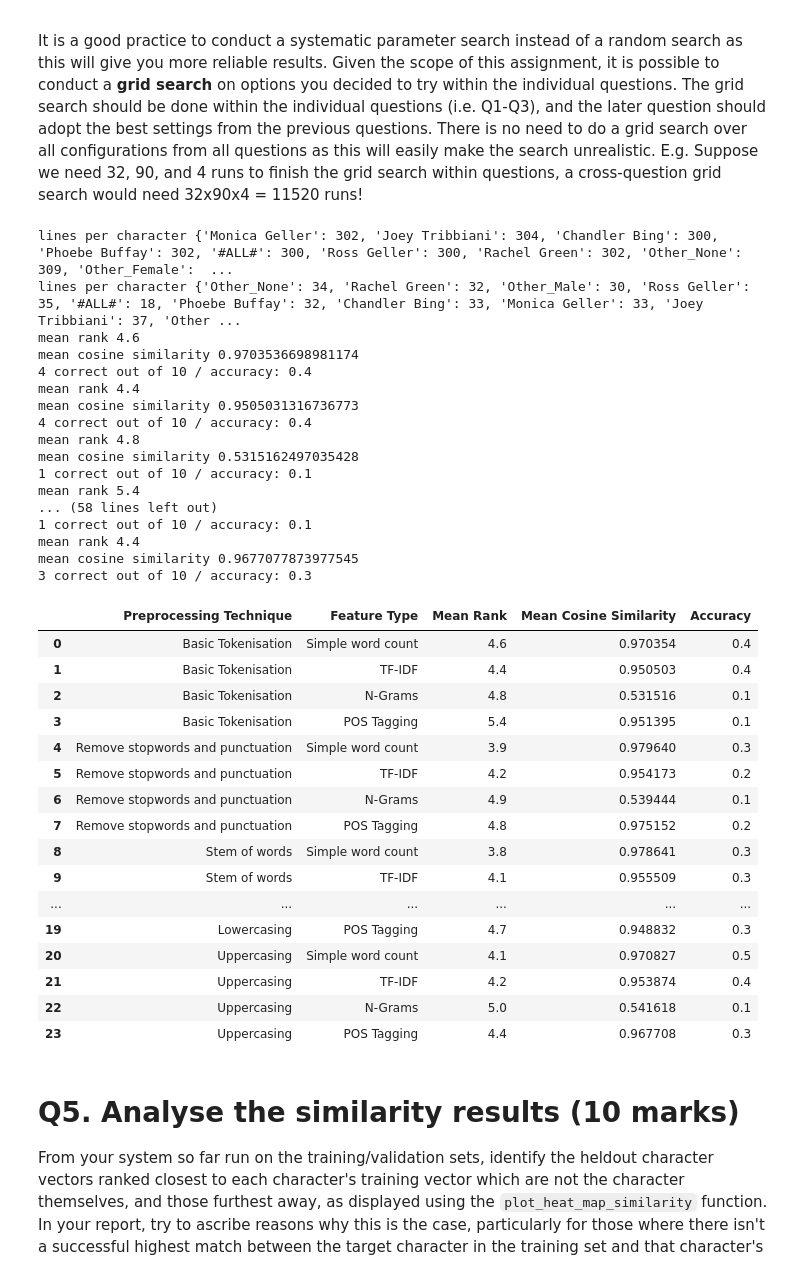
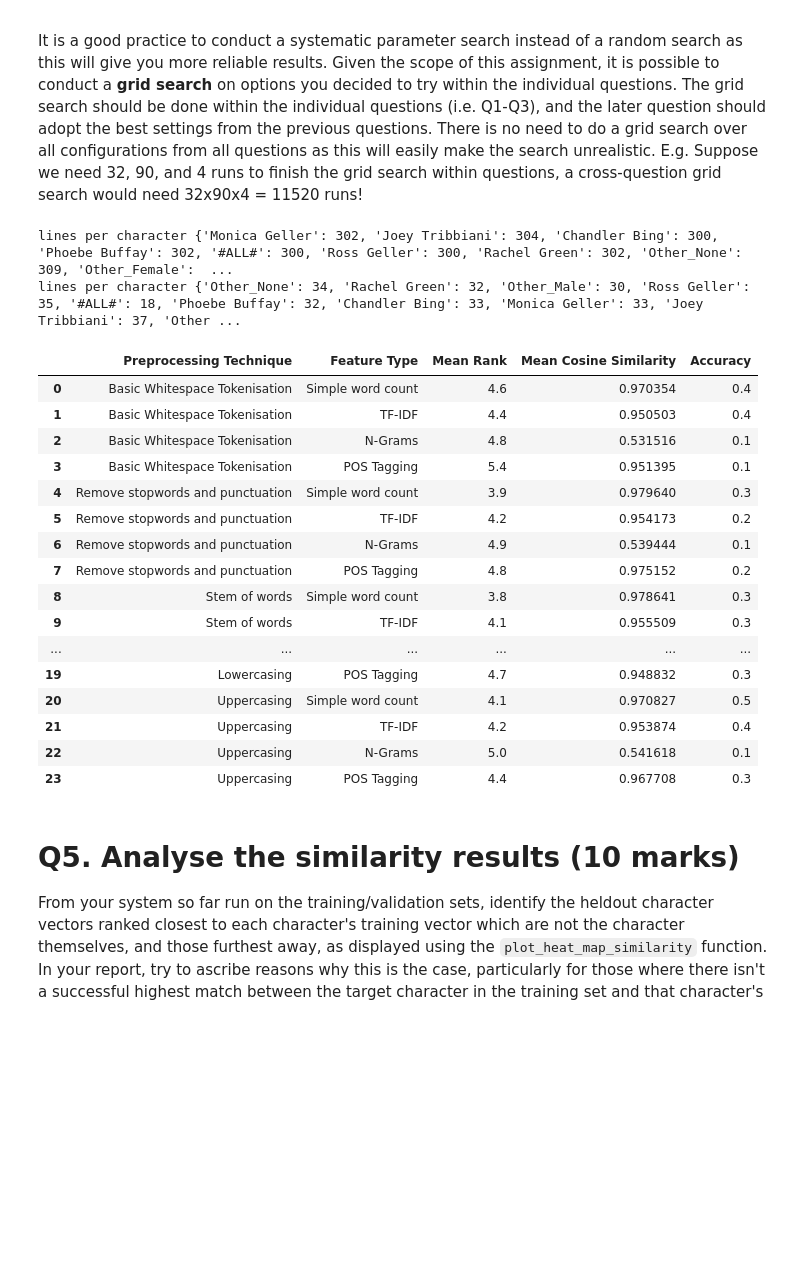
Before and after one commit to mhjp13/small-projects-ai, a Jupyter notebook: qmul/csp763/CW2/230382466-Bheki_Maenetja-CW2.ipynb, the cells around one changed output. Cells and saved outputs as stored; diff of their text form; code cells hidden in the pictures; blank space fills up the shorter version.

```diff
--- a/qmul/csp763/CW2/230382466-Bheki_Maenetja-CW2.ipynb
+++ b/qmul/csp763/CW2/230382466-Bheki_Maenetja-CW2.ipynb
@@ -156,7 +131,7 @@ total words 227434
 # %%
 pre_process_method = 0
 
-def pre_process(character_text, method=1):
+def pre_process(character_text, method=0):
     """Pre-process all the concatenated lines of a character,
     using tokenization, spelling normalization and other techniques.
 
@@ -297,7 +272,7 @@ tf_idf = TfidfTransformer()
 
 doc_feature_method = "counts"
 
-def create_document_matrix_from_corpus(corpus, fitting=False, method="tf-idf"):
+def create_document_matrix_from_corpus(corpus, fitting=False, method="counts"):
     """Method which fits different vectorizers
     on data and returns a matrix.
 
@@ -369,7 +344,7 @@ def compute_cosine_similarity(v1, v2):
 
     return manual_cosine_similarity
 # %%
-def compute_IR_evaluation_scores(train_feature_matrix, test_feature_matrix, train_labels, test_labels):
+def compute_IR_evaluation_scores(train_feature_matrix, test_feature_matrix, train_labels, test_labels, print_results=True):
     """
     Computes an information retrieval based on training data feature matrix and test data feature matrix
     returns 4-tuple:
@@ -417,9 +392,11 @@ def compute_IR_evaluation_scores(train_feature_matrix, test_feature_matrix, trai
     mean_rank = np.mean(rankings)
     mean_cosine_similarity = np.mean(all_cosine_similarities)
     accuracy = correct/len(test_labels)
-    print("mean rank", np.mean(rankings))
-    print("mean cosine similarity", mean_cosine_similarity)
-    print(correct, "correct out of", len(test_labels), "/ accuracy:", accuracy )
+
+    if print_results:
+        print("mean rank", np.mean(rankings))
+        print("mean cosine similarity", mean_cosine_similarity)
+        print(correct, "correct out of", len(test_labels), "/ accuracy:", accuracy )
 
     # get a dafaframe showing all the similarity scores of training vs test docs
     df = pd.DataFrame({'doc1': [x[0] for x in pairs], 'doc2': [x[1] for x in pairs],
@@ -509,7 +590,7 @@ pp_names = []
 ft_names = []
 
 pp_map = [
-    'Basic Tokenisation',
+    'Basic Whitespace Tokenisation',
     'Remove stopwords and punctuation',
     'Stem of words',
     'Lemma of words',
@@ -529,53 +610,38 @@ val_character_docs = create_character_document_from_dataframe(val_data, max_line
 
 for c in combos:
     pp_names.append(pp_map[c[0]])
     ft_names.append(ft_map[c[1]])
 
     training_corpus = [(name, pre_process(doc, c[0])) for name, doc in sorted(train_character_docs.items())]
     train_labels = [name for name, doc in training_corpus]
     training_feature_matrix = create_document_matrix_from_corpus(training_corpus, fitting=True, method=c[1])
 
     val_corpus = [(name, pre_process(doc, c[0])) for name, doc in sorted(val_character_docs.items())]
     val_labels = [name for name, doc in val_corpus]
     val_feature_matrix = create_document_matrix_from_corpus(val_corpus, fitting=False, method=c[1])
 
-    mean_rank, mean_cosine_similarity, acc, _ = compute_IR_evaluation_scores(training_feature_matrix, val_feature_matrix, train_labels, val_labels)
+    mean_rank, mean_cosine_similarity, acc, _ = compute_IR_evaluation_scores(training_feature_matrix, val_feature_matrix, train_labels, val_labels, print_results=False)
     mean_ranks.append(mean_rank)
     cos_sims.append(mean_cosine_similarity)
     accuracies.append(acc)
 
 data = {
     "Preprocessing Technique": pp_names,
     "Feature Type": ft_names,
     "Mean Rank": mean_ranks,
     "Mean Cosine Similarity": cos_sims,
     "Accuracy": accuracies,
 }
 
 pd.DataFrame(data=data)
 # %% [output]
 lines per character {'Monica Geller': 302, 'Joey Tribbiani': 304, 'Chandler Bing': 300, 'Phoebe Buffay': 302, '#ALL#': 300, 'Ross Geller': 300, 'Rachel Green': 302, 'Other_None': 309, 'Other_Female':  ...
 lines per character {'Other_None': 34, 'Rachel Green': 32, 'Other_Male': 30, 'Ross Geller': 35, '#ALL#': 18, 'Phoebe Buffay': 32, 'Chandler Bing': 33, 'Monica Geller': 33, 'Joey Tribbiani': 37, 'Other ...
-mean rank 4.6
-mean cosine similarity 0.9703536698981174
-4 correct out of 10 / accuracy: 0.4
-mean rank 4.4
-mean cosine similarity 0.9505031316736773
-4 correct out of 10 / accuracy: 0.4
-mean rank 4.8
-mean cosine similarity 0.5315162497035428
-1 correct out of 10 / accuracy: 0.1
-mean rank 5.4
-... (58 lines left out)
-1 correct out of 10 / accuracy: 0.1
-mean rank 4.4
-mean cosine similarity 0.9677077873977545
-3 correct out of 10 / accuracy: 0.3
 |  | Preprocessing Technique | Feature Type | Mean Rank | Mean Cosine Similarity | Accuracy |
-| 0 | Basic Tokenisation | Simple word count | 4.6 | 0.970354 | 0.4 |
-| 1 | Basic Tokenisation | TF-IDF | 4.4 | 0.950503 | 0.4 |
-| 2 | Basic Tokenisation | N-Grams | 4.8 | 0.531516 | 0.1 |
-| 3 | Basic Tokenisation | POS Tagging | 5.4 | 0.951395 | 0.1 |
+| 0 | Basic Whitespace Tokenisation | Simple word count | 4.6 | 0.970354 | 0.4 |
+| 1 | Basic Whitespace Tokenisation | TF-IDF | 4.4 | 0.950503 | 0.4 |
+| 2 | Basic Whitespace Tokenisation | N-Grams | 4.8 | 0.531516 | 0.1 |
+| 3 | Basic Whitespace Tokenisation | POS Tagging | 5.4 | 0.951395 | 0.1 |
 | 4 | Remove stopwords and punctuation | Simple word count | 3.9 | 0.979640 | 0.3 |
 | 5 | Remove stopwords and punctuation | TF-IDF | 4.2 | 0.954173 | 0.2 |
 | 6 | Remove stopwords and punctuation | N-Grams | 4.9 | 0.539444 | 0.1 |
```
Also changed, not shown: parts of 4 cells of this notebook.
